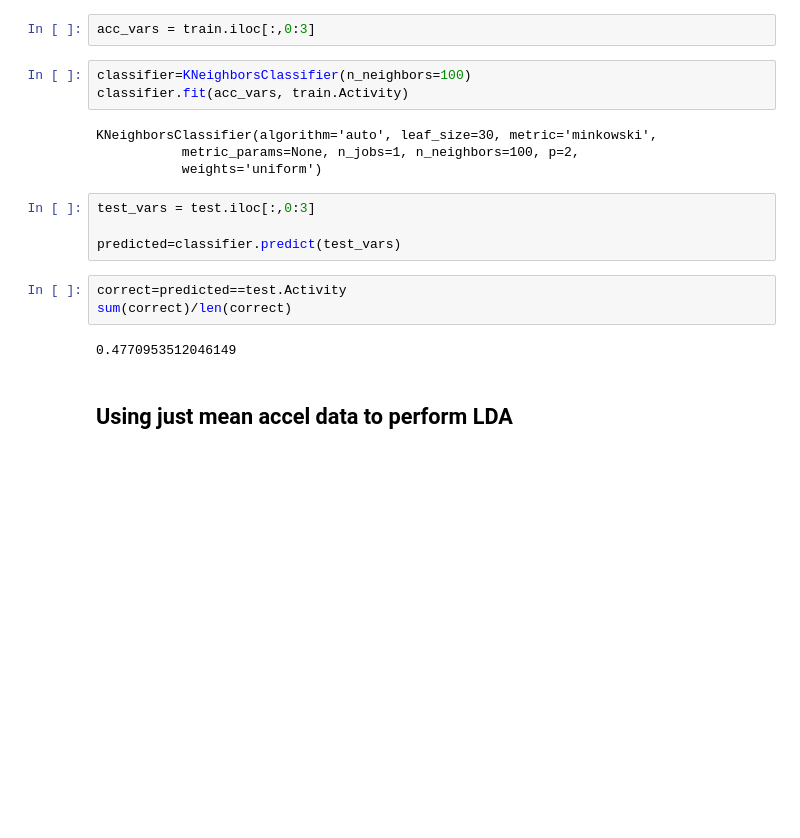
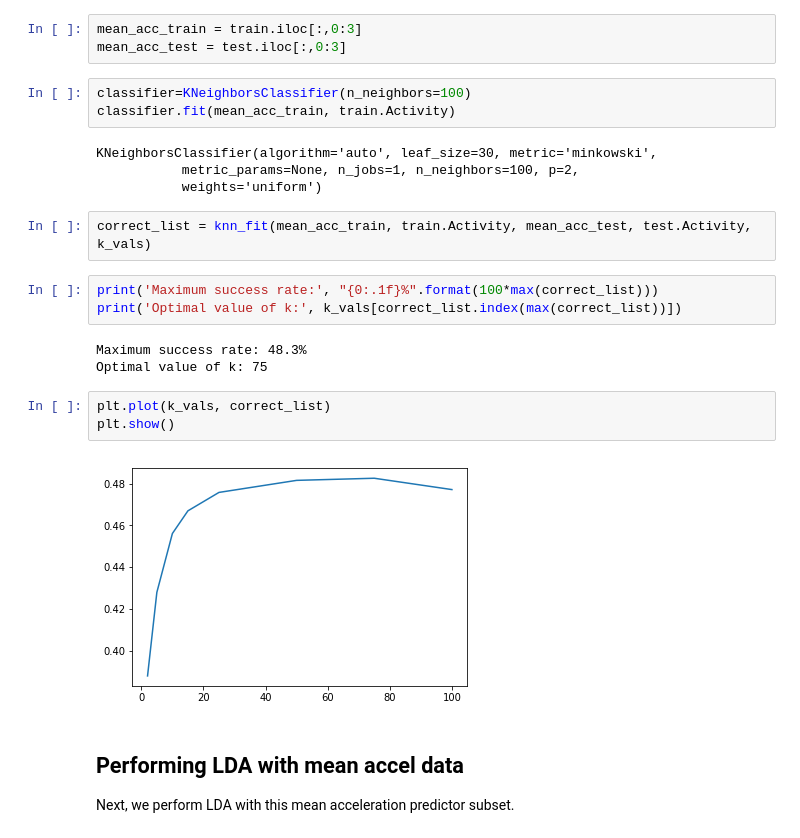
Before and after one commit to prava-d/Data-Science-Final, a Jupyter notebook: data-vis.ipynb, the cells around one changed output. Drawn from its saved outputs; the diff is of its cells as text; blank space fills up the shorter version.

Commit message:
Adding comparisons between entire predictors and subset, and cleaning up.

```diff
--- a/data-vis.ipynb
+++ b/data-vis.ipynb
@@ -97,22 +93,29 @@ def plot_lda_boundaries(lda, X, Y):
 # %%
-acc_vars = train.iloc[:,0:3]
+mean_acc_train = train.iloc[:,0:3]
+mean_acc_test = test.iloc[:,0:3]
 # %%
 classifier=KNeighborsClassifier(n_neighbors=100)
-classifier.fit(acc_vars, train.Activity)
+classifier.fit(mean_acc_train, train.Activity)
 # %% [output]
 KNeighborsClassifier(algorithm='auto', leaf_size=30, metric='minkowski',
            metric_params=None, n_jobs=1, n_neighbors=100, p=2,
            weights='uniform')
-# %%
-test_vars = test.iloc[:,0:3]
-
-predicted=classifier.predict(test_vars)
-# %%
-correct=predicted==test.Activity
-sum(correct)/len(correct)
-# %% [output]
-0.4770953512046149
+# %%
+correct_list = knn_fit(mean_acc_train, train.Activity, mean_acc_test, test.Activity, k_vals)
+# %%
+print('Maximum success rate:', "{0:.1f}%".format(100*max(correct_list)))
+print('Optimal value of k:', k_vals[correct_list.index(max(correct_list))])
+# %% [output]
+Maximum success rate: 48.3%
+Optimal value of k: 75
+# %%
+plt.plot(k_vals, correct_list)
+plt.show()
+# %% [output]
+[figure, added]
 # %% [markdown]
-## Using just mean accel data to perform LDA
+## Performing LDA with mean accel data
+
+Next, we perform LDA with this mean acceleration predictor subset.
 # %%
 lda = LinearDiscriminantAnalysis(n_components=2)
```
Also changed, not shown: parts of 13 cells of this notebook.
